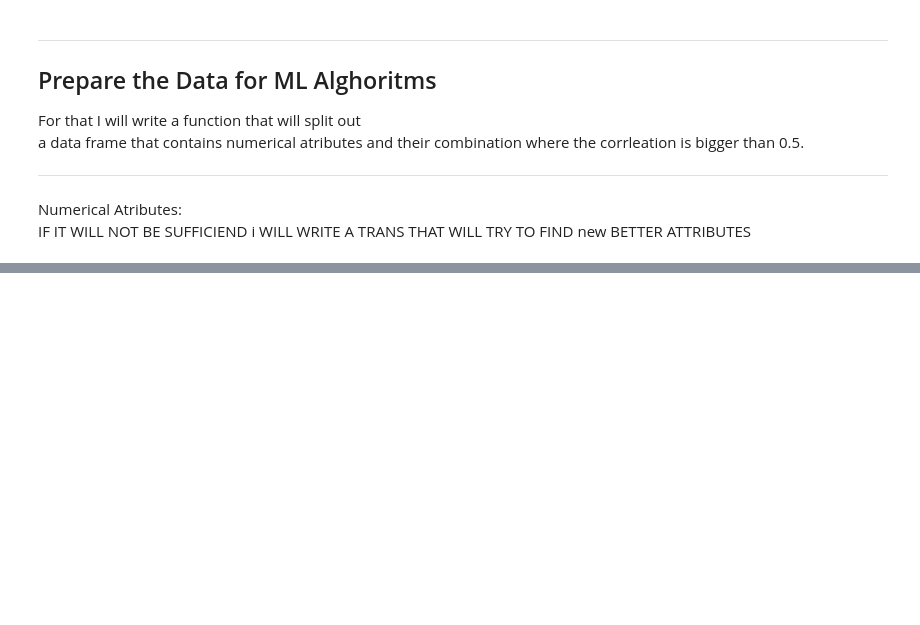
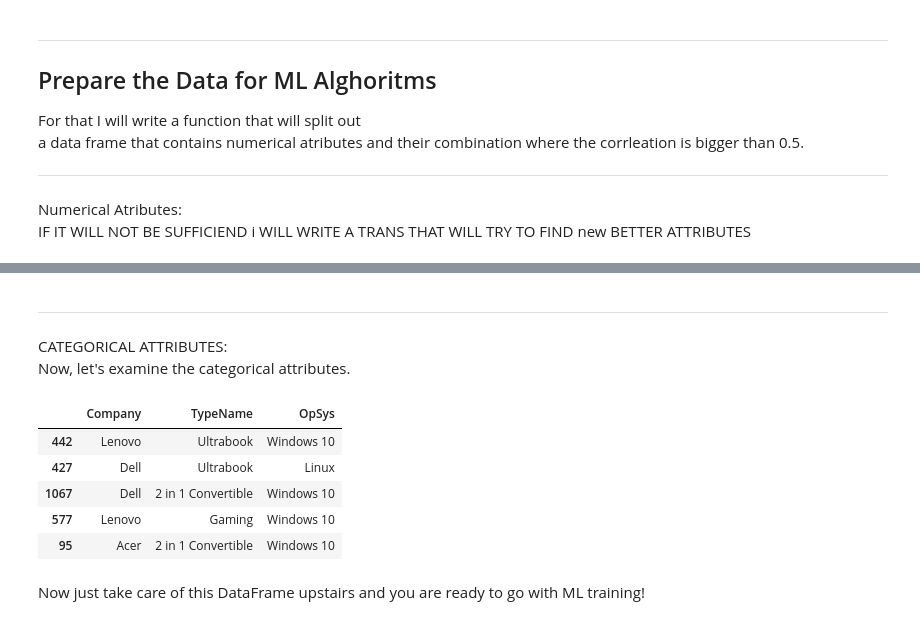
Before and after one commit to Pabito22/Laptop_price_prediction, a Jupyter notebook: laptop_price_prediction.ipynb, the cells around one changed output, grey strips where cells are left out. Cells and saved outputs as stored; diff of their text form; code cells hidden in the pictures; blank space fills up the shorter version.

```diff
--- a/laptop_price_prediction.ipynb
+++ b/laptop_price_prediction.ipynb
@@ -133,26 +147,35 @@ gpu_ix = "Gpu"
 inches_ix, ram_ix, weight_ix = "Inches", "Ram", "Weight"
 memory_size_ix, cpu_GHz_ix = "MemorySize", "cpu_GHz"
 nr_pixels_ix = "nr_pixels"
+price_ix = "Price_euros"
 
-price_ix = "Price_euros"
+#my one-hot-encoded-data
+nvidia_ix, intel_ix, amd_ix = "Nvidia", "Intel", "AMD"
+ssd_ix, hdd_ix, mem_other_ix = "SSD", "HDD", "Other"
+touchscreen_ix = "touchscreen"
 
 def giveLaptops_num_cat(laptop_clean_df):
     """
     Use only after calling @LaptopNumericalTransformer.transform
     on the raw data from kagle (So that the numerical data are present)
     Returns:
-    laptop_num, laptop_cat
+    laptop_num, laptop_cat, laptop_one_hot
     where:
-    laptop_num (pd.DataFrame):  containing numerical Attributes
+    laptop_num (pd.DataFrame):  containing numerical Attributes and the label!
     laptop_cat (pd.DataFrame): containing cathegorical Attributes
+    laptop_one_hot (pd.DataFrame): containing my one_hot_enc
     """
-    cat_cols = [company_ix, typename_ix, opSys_ix,
-               memory_ix, screenResolution_ix, gpu_ix, price_ix]
-    num_cols = [inches_ix, ram_ix, weight_ix, memory_size_ix, cpu_GHz_ix,
+    cat_cols = [company_ix, typename_ix, opSys_ix]
+    num_cols = [inches_ix, ram_ix, weight_ix,
+                memory_size_ix, cpu_GHz_ix,
                nr_pixels_ix, price_ix]
+    one_hot_cols = [hdd_ix, ssd_ix, mem_other_ix,
+                    intel_ix, nvidia_ix, amd_ix,touchscreen_ix]
+
     laptop_cat = laptop_clean_df[cat_cols].copy()
     laptop_num = laptop_clean_df[num_cols].copy()
-    return laptop_num, laptop_cat
+    laptop_one_hot = laptop_clean_df[one_hot_cols].copy()
+    return laptop_num, laptop_cat, laptop_one_hot
 # %%
 print("Thats the data frame on which you can work now!")
 laptops_clean.head()
@@ -370,0 +424,15 @@ laptop_num_final.head()
+# %% [markdown]
+---
+CATEGORICAL ATTRIBUTES:
+Now, let's examine the categorical attributes.
+# %%
+laptop_cat.head()
+# %% [output]
+|  | Company | TypeName | OpSys |
+| 442 | Lenovo | Ultrabook | Windows 10 |
+| 427 | Dell | Ultrabook | Linux |
+| 1067 | Dell | 2 in 1 Convertible | Windows 10 |
+| 577 | Lenovo | Gaming | Windows 10 |
+| 95 | Acer | 2 in 1 Convertible | Windows 10 |
+# %% [markdown]
+Now just take care of this DataFrame upstairs and you are ready to go with ML training!
```
Also changed, not shown: parts of 9 cells of this notebook, 1 other file.
